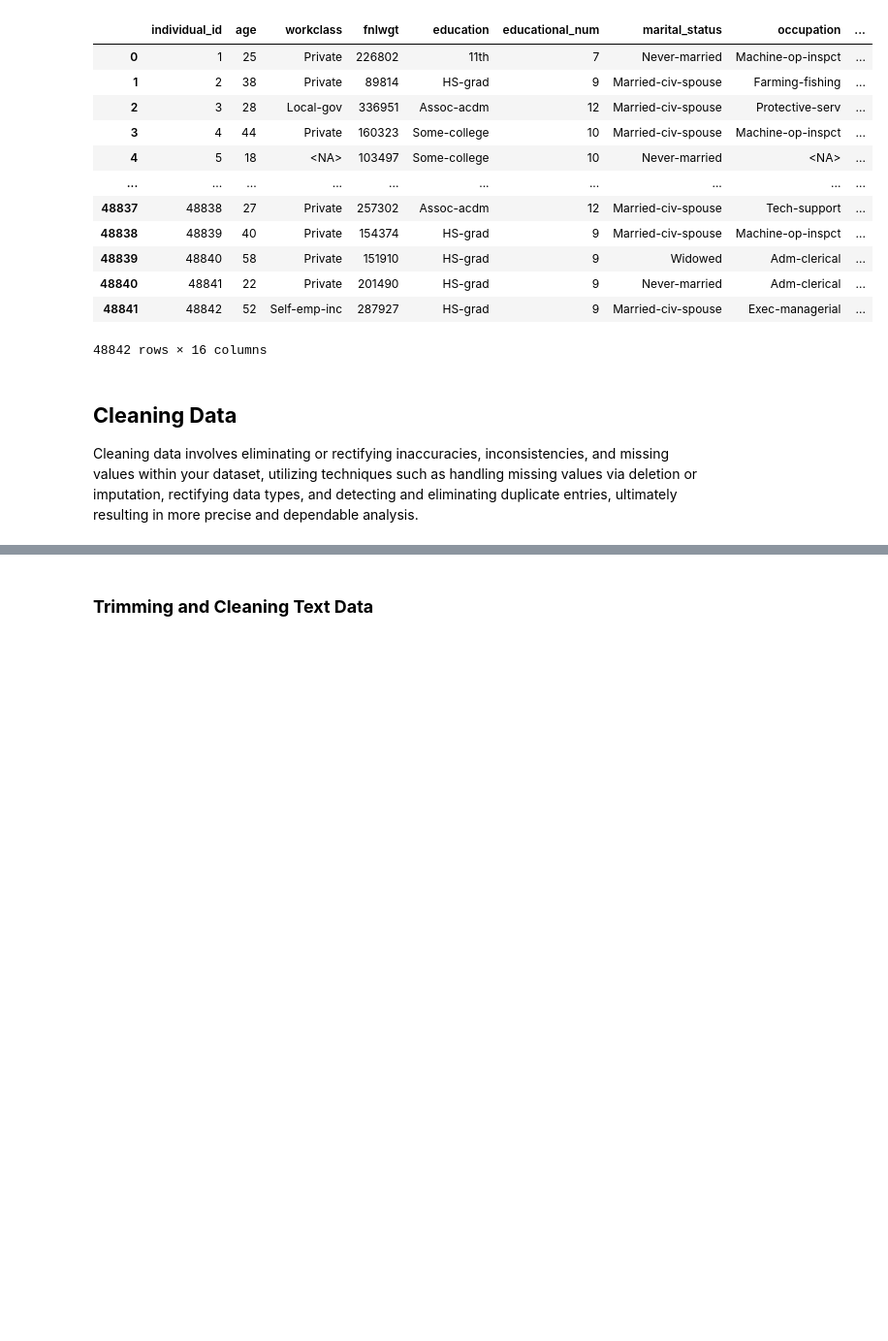
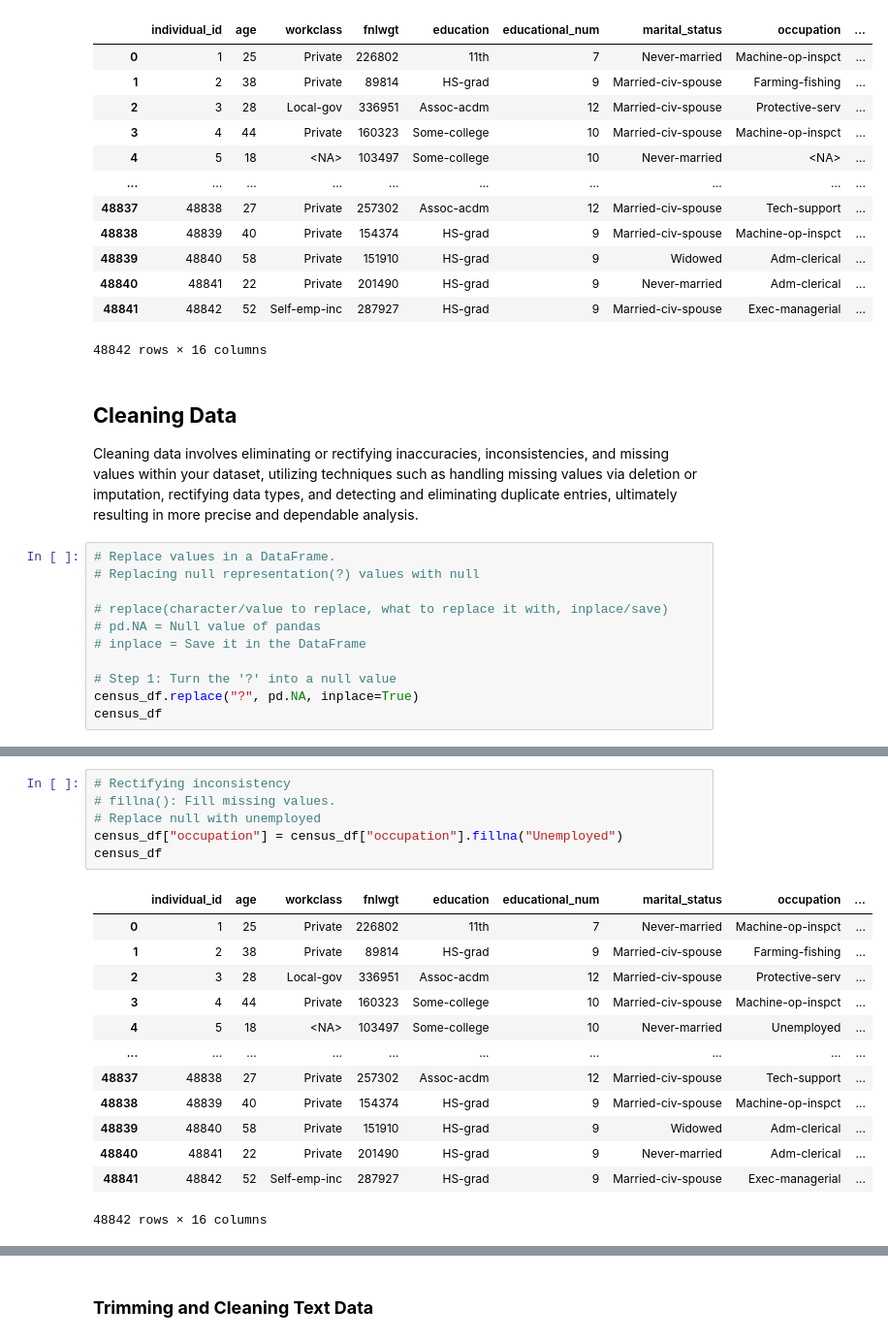
Before and after one commit to hiriyoshi/DataAnalytics, a Jupyter notebook: Module 4 - Pandas/pandas_intermediate.ipynb, the cells around one changed output, grey strips where cells are left out. Shown: that part at 97% size. Drawn from its saved outputs; the diff is of its cells as text; blank space fills up the shorter version.

Commit message:
Intermediate pandas

```diff
--- a/Module 4 - Pandas/pandas_intermediate.ipynb
+++ b/Module 4 - Pandas/pandas_intermediate.ipynb
@@ -175,3 +175,14 @@ Cleaning data involves eliminating or rectifying inaccuracies, inconsistencies,
 and missing values within your dataset, utilizing techniques such as handling
 missing values via deletion or imputation, rectifying data types, and detecting
 and eliminating duplicate entries, ultimately resulting in more precise and dependable analysis.
+# %%
+# Replace values in a DataFrame.
+# Replacing null representation(?) values with null
+
+# replace(character/value to replace, what to replace it with, inplace/save)
+# pd.NA = Null value of pandas
+# inplace = Save it in the DataFrame
+
+# Step 1: Turn the '?' into a null value
+census_df.replace("?", pd.NA, inplace=True)
+census_df
@@ -177,0 +224,20 @@ and eliminating duplicate entries, ultimately resulting in more precise and depe
+# %%
+# Rectifying inconsistency
+# fillna(): Fill missing values.
+# Replace null with unemployed
+census_df["occupation"] = census_df["occupation"].fillna("Unemployed")
+census_df
+# %% [output]
+|  | individual_id | age | workclass | fnlwgt | education | educational_num | marital_status | occupation | ... |
+| 0 | 1 | 25 | Private | 226802 | 11th | 7 | Never-married | Machine-op-inspct | ... |
+| 1 | 2 | 38 | Private | 89814 | HS-grad | 9 | Married-civ-spouse | Farming-fishing | ... |
+| 2 | 3 | 28 | Local-gov | 336951 | Assoc-acdm | 12 | Married-civ-spouse | Protective-serv | ... |
+| 3 | 4 | 44 | Private | 160323 | Some-college | 10 | Married-civ-spouse | Machine-op-inspct | ... |
+| 4 | 5 | 18 | <NA> | 103497 | Some-college | 10 | Never-married | Unemployed | ... |
+| ... | ... | ... | ... | ... | ... | ... | ... | ... | ... |
+| 48837 | 48838 | 27 | Private | 257302 | Assoc-acdm | 12 | Married-civ-spouse | Tech-support | ... |
+| 48838 | 48839 | 40 | Private | 154374 | HS-grad | 9 | Married-civ-spouse | Machine-op-inspct | ... |
+| 48839 | 48840 | 58 | Private | 151910 | HS-grad | 9 | Widowed | Adm-clerical | ... |
+| 48840 | 48841 | 22 | Private | 201490 | HS-grad | 9 | Never-married | Adm-clerical | ... |
+| 48841 | 48842 | 52 | Self-emp-inc | 287927 | HS-grad | 9 | Married-civ-spouse | Exec-managerial | ... |
+48842 rows × 16 columns
```
Also changed, not shown: parts of 19 cells of this notebook.
